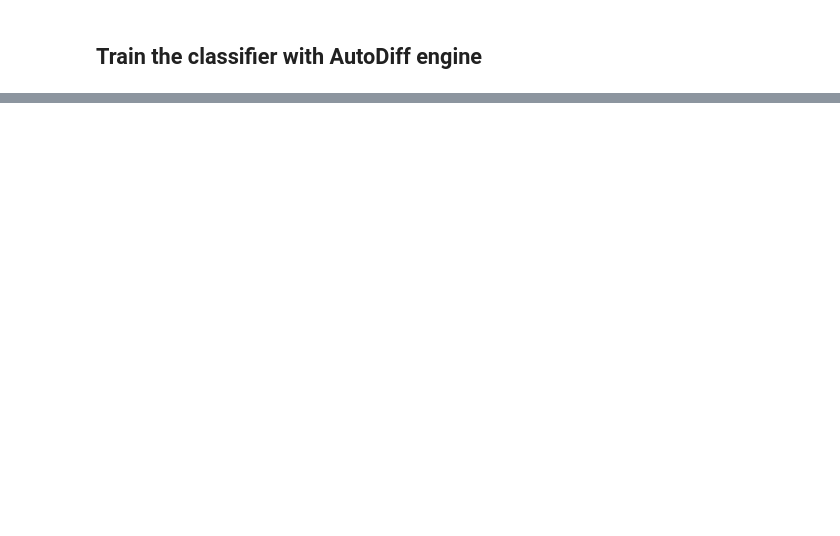
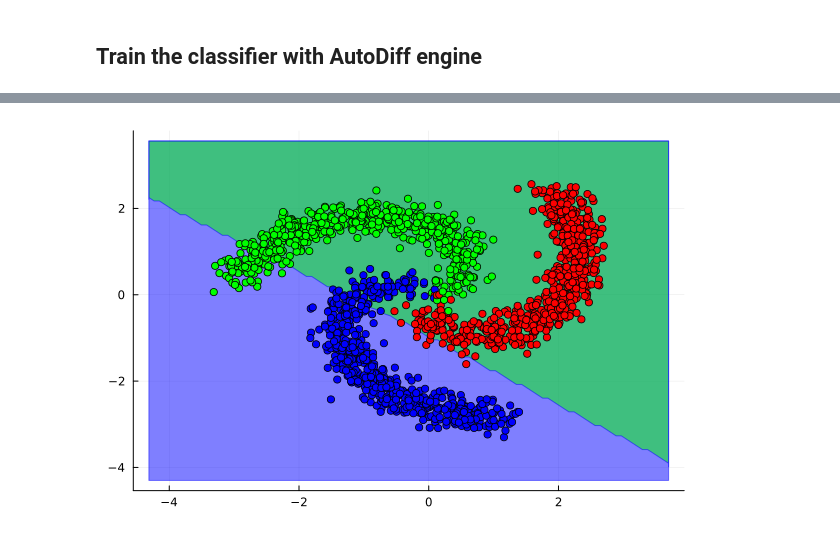
Before and after one commit to vadim-mychko/AutoDiff.jl, a Jupyter notebook: examples/mlp_classifier.ipynb, the cells around one changed output, grey strips where cells are left out. Drawn from its saved outputs; the diff is of its cells as text; code cells hidden in the pictures; blank space fills up the shorter version.

```diff
--- a/examples/mlp_classifier.ipynb
+++ b/examples/mlp_classifier.ipynb
@@ -55,0 +161,28 @@ scatter(data[:, 1], data[:, 2], marker_z=labels, color=:brg, legend=false)
+# %%
+# Create a grid of points to evaluate
+x_min, x_max = extrema(data[:, 1]) .+ (-1, 1)
+y_min, y_max = extrema(data[:, 2]) .+ (-1, 1)
+grid_x, grid_y = range(x_min, x_max, length=100), range(y_min, y_max, length=100)
+grid = [[x, y, 1] for x in grid_x, y in grid_y]
+grid = hcat(grid...)
+
+# Predict the function value for the whole grid
+predictions = predict(model, grid)
+
+# Convert predictions to a format that can be plotted
+pred_matrix = reshape(predictions, length(grid_x), length(grid_y))
+
+# Create the plot
+p = plot()
+
+# Plot the decision boundaries
+contourf!(p, grid_x, grid_y, pred_matrix', levels=unique(predictions),
+    alpha=0.5, color=:brg, colorbar=false)
+
+# Overlay the data points, using different colors for different classes
+scatter!(p, data[:, 1], data[:, 2], marker_z=data[:, 3], color=:brg, legend=false)
+
+# Display the plot
+display(p)
+# %% [output]
+[figure, added]
```
Also changed, not shown: parts of 6 cells of this notebook.
